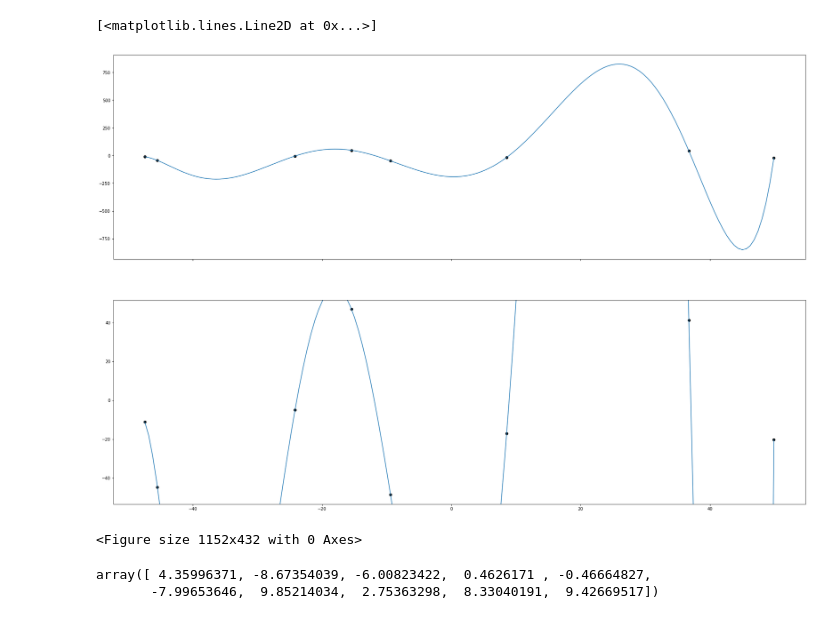
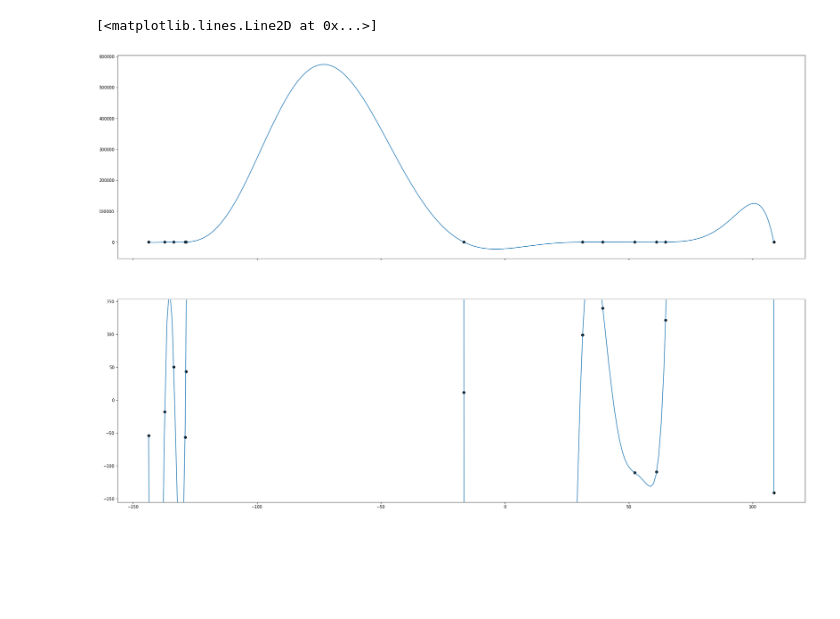
Before and after one commit to evgen8323/DataScience_notes, a Jupyter notebook: polynomial_graph.ipynb, the cells around one changed output. Cells and saved outputs as stored; diff of their text form; code cells hidden in the pictures; blank space fills up the shorter version.

```diff
--- a/polynomial_graph.ipynb
+++ b/polynomial_graph.ipynb
@@ -8,41 +8,37 @@ def f(A, x):
         y += A[i] * x**(len(A) - 1 - i)
     return y
 
-n = 8
+n = 12
 
 X = np.random.uniform(low=-n * n, high=n * n, size=(n,))
 Y = np.random.uniform(low=-n * n, high=n * n, size=(n,))
 
 m = []
 for i in range(n):
     mm = []
     for j in range(n - 1, -1, -1):
         mm.append(X[i] ** j)
     m.append(mm)
 
 m = np.array(m)
 y = np.array(Y)
 m_inv = np.linalg.inv(m)
 A = m_inv @ y
 
 x = np.linspace(min(X), max(X), n * 20)
 y = f(A, x)
 
 fig, axs = plt.subplots(2, 1, sharex=True)
 fig.subplots_adjust(hspace=0.2)
 fig.set_figheight(20)
 fig.set_figwidth(30)
 
 axs[0].scatter(X, Y, c='black')
 axs[0].plot(x, y)
 
 axs[1].scatter(X, Y, c='black')
 axs[1].set_ylim(1.1 * min(Y), 1.1 * max(Y))
 axs[1].plot(x, y)
 # %% [output]
 [<matplotlib.lines.Line2D at 0x...>]
-[figure, old version]
+[figure, new version]
-# %%
-fig = plt.figure(figsize=(16, 6))
-# %% [output]
-<Figure size 1152x432 with 0 Axes>
@@ -51,5 +44,0 @@ sampl = np.random.uniform(low=-10, high=10, size=(10,))
-# %%
-sampl
-# %% [output]
-array([ 4.35996371, -8.67354039, -6.00823422,  0.4626171 , -0.46664827,
-       -7.99653646,  9.85214034,  2.75363298,  8.33040191,  9.42669517])
```
Also changed, not shown: parts of 1 cell of this notebook.
